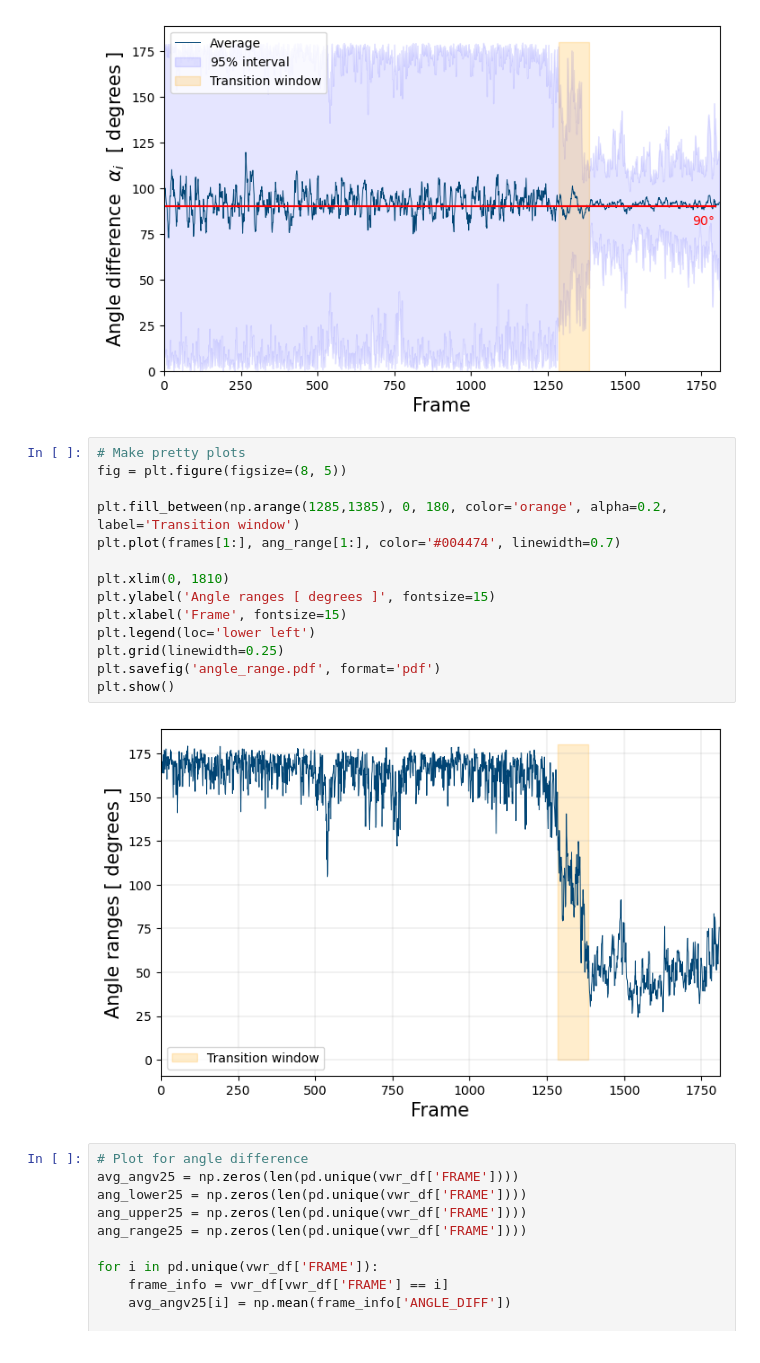
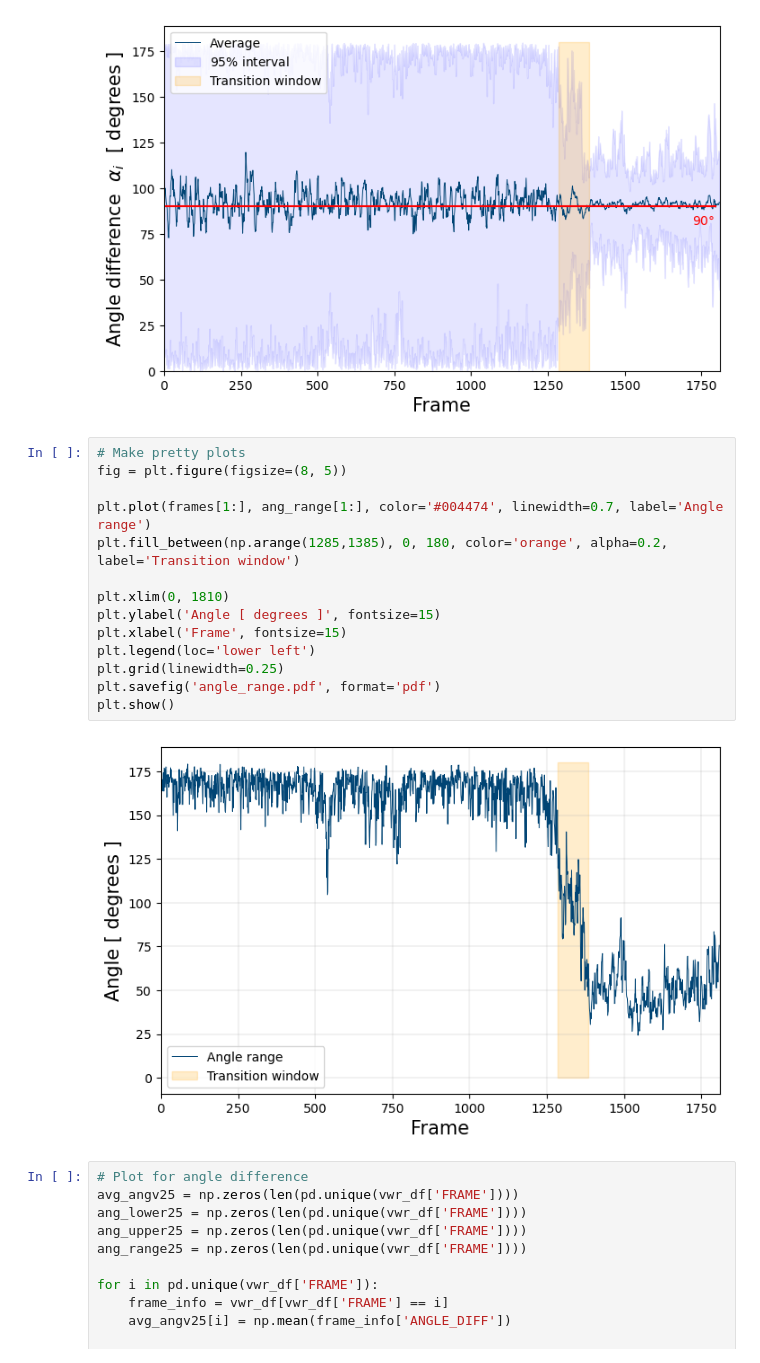
Before and after one commit to BenedictRussell/MA932-Project, a Jupyter notebook: Data_based.ipynb, the cells around one changed output. Saved outputs shown, nothing was run; the diff lists cells and outputs as text.

Commit message:
angle plot legend

```diff
--- a/Data_based.ipynb
+++ b/Data_based.ipynb
@@ -246,19 +246,19 @@ plt.show()
 # %%
 # Make pretty plots
 fig = plt.figure(figsize=(8, 5))
 
+plt.plot(frames[1:], ang_range[1:], color='#004474', linewidth=0.7, label='Angle range')
 plt.fill_between(np.arange(1285,1385), 0, 180, color='orange', alpha=0.2, label='Transition window')
-plt.plot(frames[1:], ang_range[1:], color='#004474', linewidth=0.7)
 
 plt.xlim(0, 1810)
-plt.ylabel('Angle ranges [ degrees ]', fontsize=15)
+plt.ylabel('Angle [ degrees ]', fontsize=15)
 plt.xlabel('Frame', fontsize=15)
 plt.legend(loc='lower left')
 plt.grid(linewidth=0.25)
 plt.savefig('angle_range.pdf', format='pdf')
 plt.show()
 # %% [output]
-[figure, old version]
+[figure, new version]
 # %%
 # Plot for angle difference
 avg_angv25 = np.zeros(len(pd.unique(vwr_df['FRAME'])))
```
Also changed, not shown: 1 other file.
